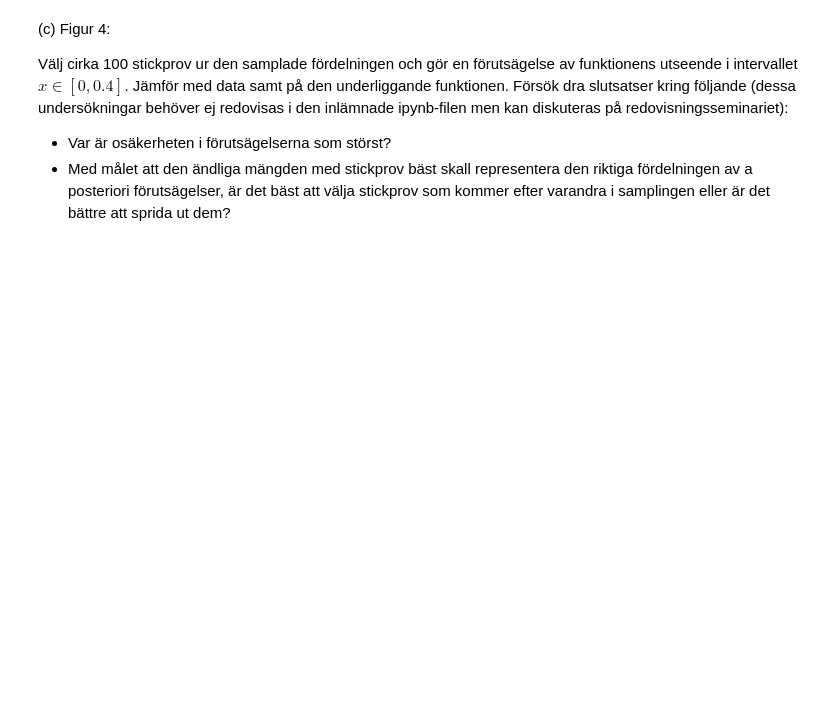
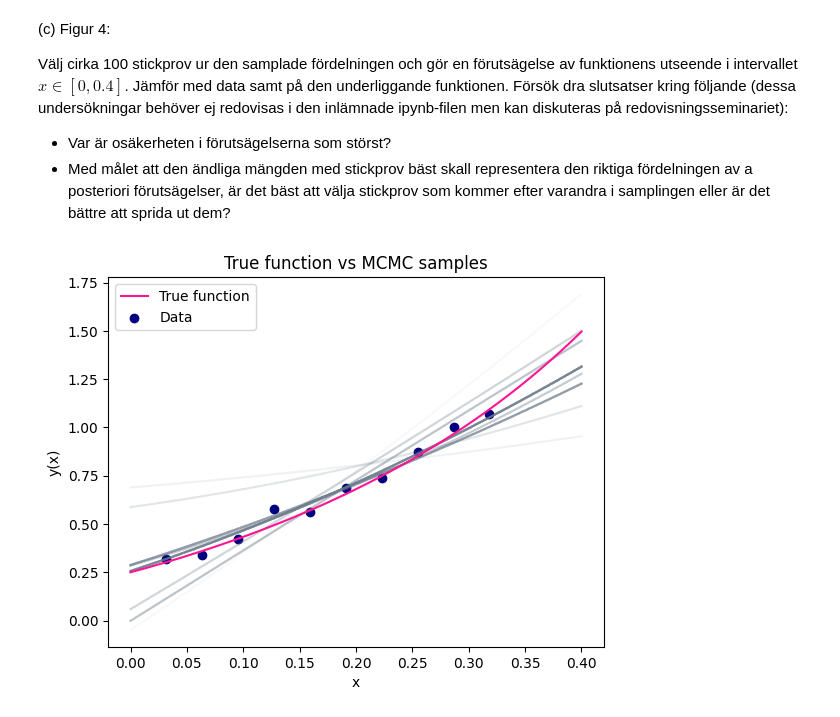
Before and after one commit to WildKnife7/Beyne-lab-2, a Jupyter notebook: NumLab2.ipynb, the cells around one changed output. Drawn from its saved outputs; the diff is of its cells as text; code cells hidden in the pictures; blank space fills up the shorter version.

```diff
--- a/NumLab2.ipynb
+++ b/NumLab2.ipynb
@@ -390,3 +514,32 @@ Undersök hur kvaliten på dessa samplade fördelningar beror på antalet iterat
 Välj cirka 100 stickprov ur den samplade fördelningen och gör en förutsägelse av funktionens utseende i intervallet $x \in [0, 0.4]$. Jämför med data samt på den underliggande funktionen. Försök dra slutsatser kring följande (dessa undersökningar behöver ej redovisas i den inlämnade ipynb-filen men kan diskuteras på redovisningsseminariet):
 - Var är osäkerheten i förutsägelserna som störst?
 - Med målet att den ändliga mängden med stickprov bäst skall representera den riktiga fördelningen av a posteriori förutsägelser, är det bäst att välja stickprov som kommer efter varandra i samplingen eller är det bättre att sprida ut dem?
+# %%
+Np = 3
+X = design_matrix(xdata, N_p-1)
+random_number_array = np.random.choice(N, 100)
+
+xvalues = np.linspace(0, 0.4, 1000)
+
+xdata = [x for x in pd_D["x"]]
+ydata = [x for x in pd_D["d"]]
+
+design_matrix_MCMC = design_matrix(xvalues, N_p-1)
+design_matrix_true = design_matrix(xvalues, len(theta_true)-1)
+
+theta_MCMC = np.array([samples[x] for x in random_number_array])
+
+xdata = [x for x in pd_D["x"]]
+ydata = [x for x in pd_D["d"]]
+
+for i in range(len(theta_MCMC)):
+    plt.plot(xvalues, design_matrix_MCMC@theta_MCMC[i], alpha=0.05, color="slategrey")
+plt.plot(xvalues, design_matrix_true@theta_true, label="True function", color="deeppink")
+plt.scatter(xdata, ydata, label="Data", color="navy")
+plt.title("True function vs MCMC samples")
+plt.legend(loc="best")
+plt.xlabel('x')
+plt.ylabel('y(x)')
+plt.show()
+# %% [output]
+[figure, added]
```
Also changed, not shown: parts of 6 cells of this notebook.
